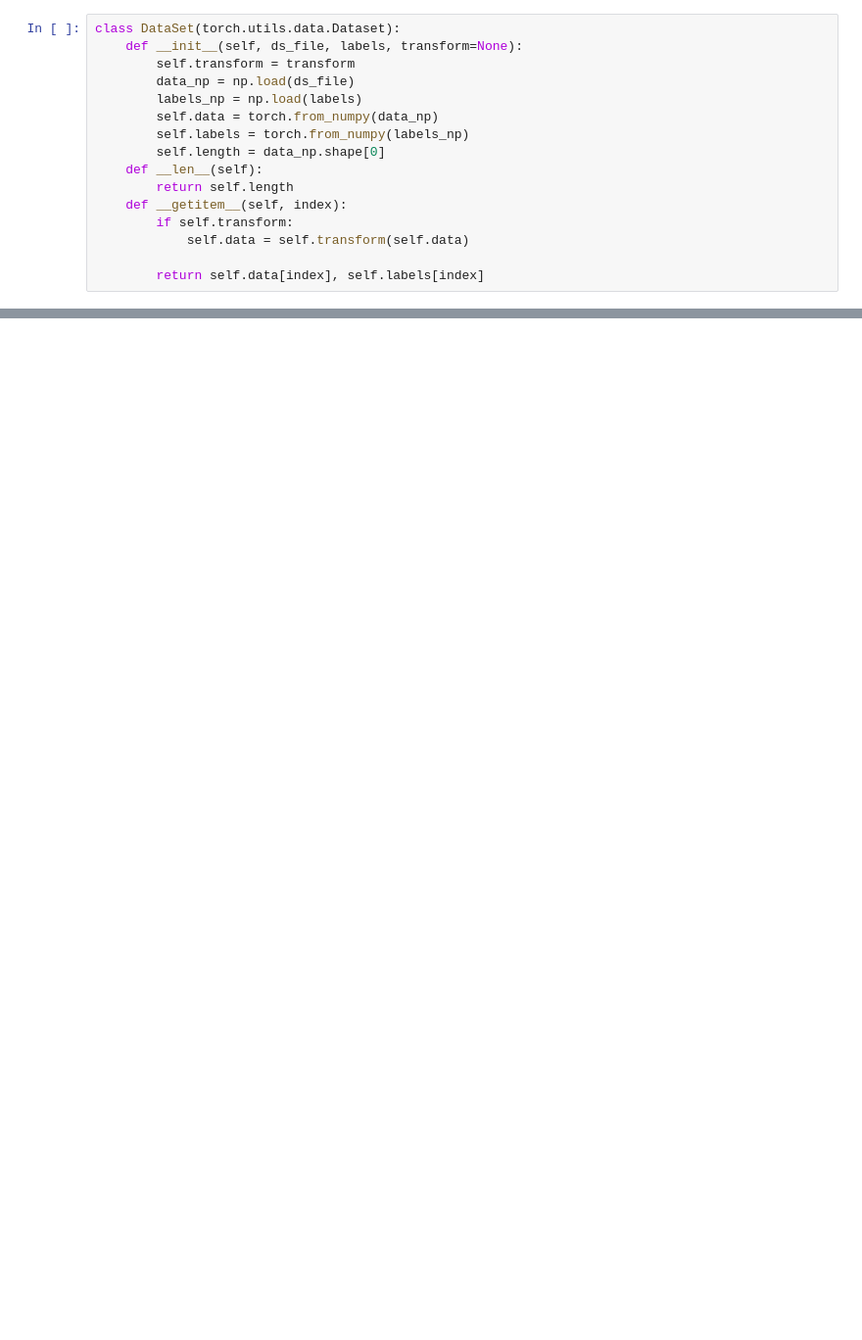
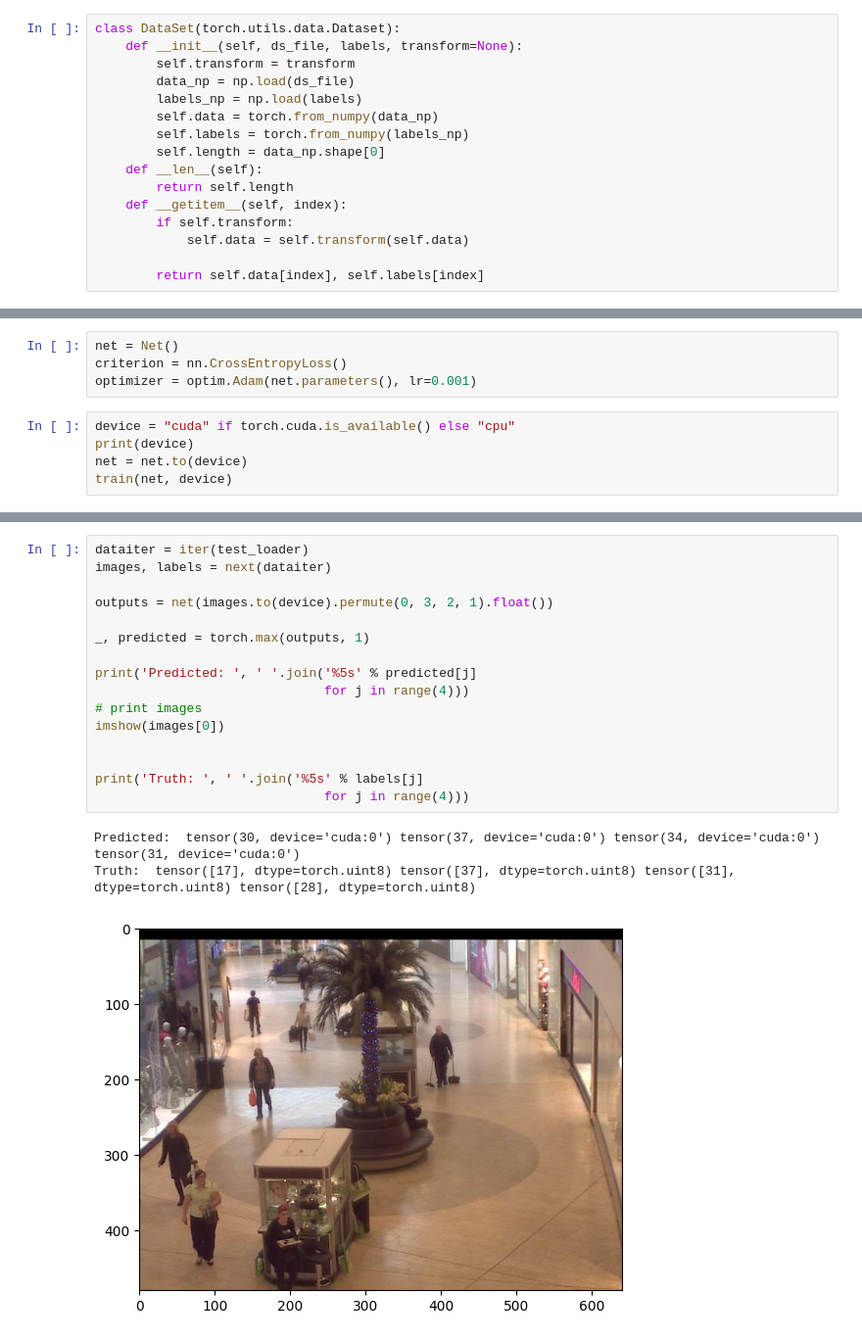
Before and after one commit to kleinnavin/ECS174_Project, a Jupyter notebook: ECS174_Project.ipynb, the cells around one changed output, grey strips where cells are left out. Shown at 98% size. Drawn from its saved outputs; the diff is of its cells as text; blank space fills up the shorter version.

```diff
--- a/ECS174_Project.ipynb
+++ b/ECS174_Project.ipynb
@@ -62,0 +136,9 @@ tensor([50], dtype=torch.uint8)
+# %%
+net = Net()
+criterion = nn.CrossEntropyLoss()
+optimizer = optim.Adam(net.parameters(), lr=0.001)
+# %%
+device = "cuda" if torch.cuda.is_available() else "cpu"
+print(device)
+net = net.to(device)
+train(net, device)
@@ -62,0 +163,20 @@ tensor([50], dtype=torch.uint8)
+# %%
+dataiter = iter(test_loader)
+images, labels = next(dataiter)
+
+outputs = net(images.to(device).permute(0, 3, 2, 1).float())
+
+_, predicted = torch.max(outputs, 1)
+
+print('Predicted: ', ' '.join('%5s' % predicted[j]
+                              for j in range(4)))
+# print images
+imshow(images[0])
+
+
+print('Truth: ', ' '.join('%5s' % labels[j]
+                              for j in range(4)))
+# %% [output]
+Predicted:  tensor(30, device='cuda:0') tensor(37, device='cuda:0') tensor(34, device='cuda:0') tensor(31, device='cuda:0')
+Truth:  tensor([17], dtype=torch.uint8) tensor([37], dtype=torch.uint8) tensor([31], dtype=torch.uint8) tensor([28], dtype=torch.uint8)
+[figure, added]
```
Also changed, not shown: parts of 5 cells of this notebook, 1 other file.
